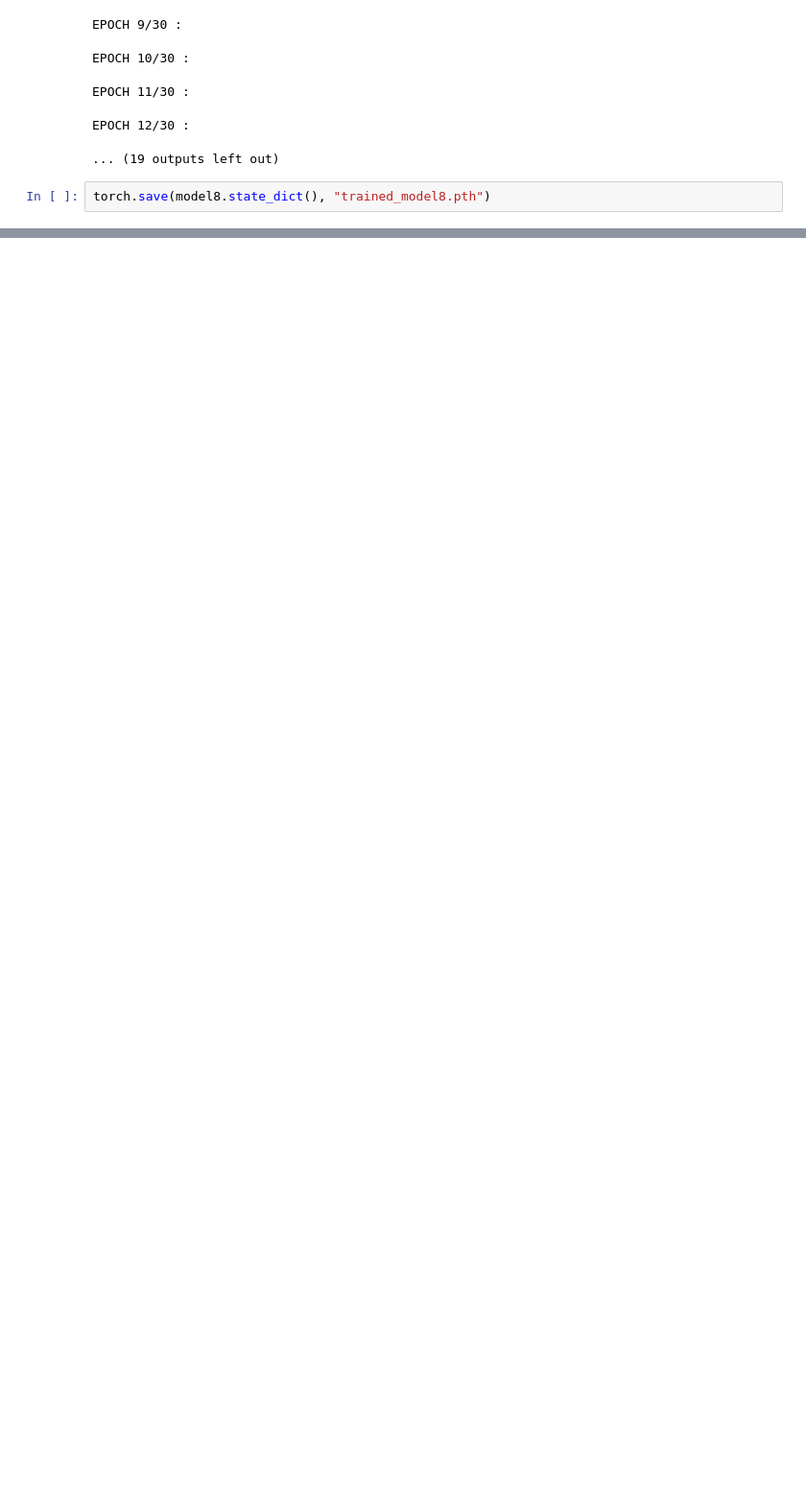
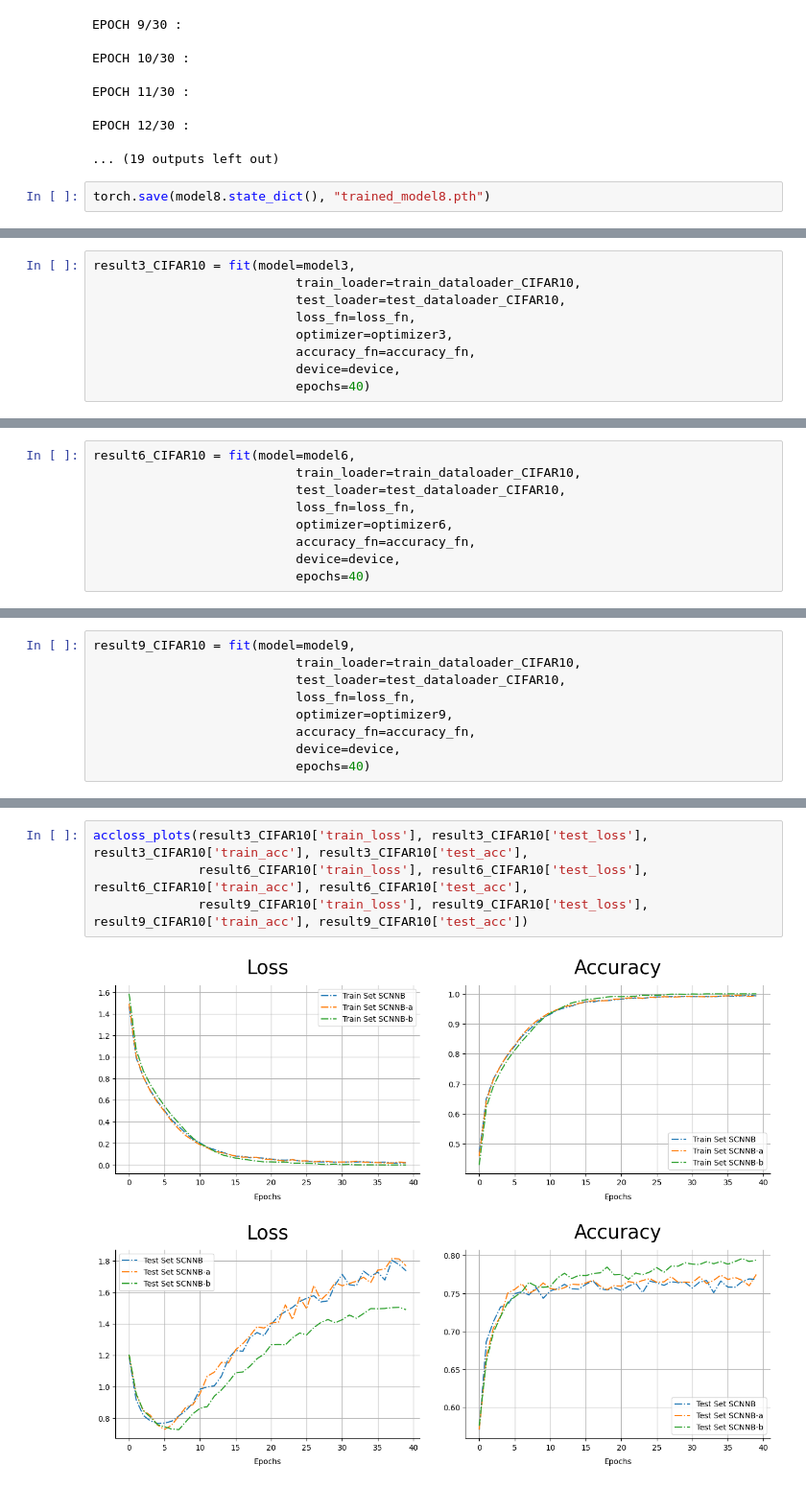
Before and after one commit to mjmousavi97/Deep-Learning-Tehran-uni, a Jupyter notebook: HomeWorks/03 HW/src/main.ipynb, the cells around one changed output, grey strips where cells are left out. Shown at 96% size. Saved outputs shown, nothing was run; the diff lists cells and outputs as text; blank space fills up the shorter version.

```diff
--- a/HomeWorks/03 HW/src/main.ipynb
+++ b/HomeWorks/03 HW/src/main.ipynb
@@ -935,0 +942,9 @@ torch.save(model8.state_dict(), "trained_model8.pth")
+# %%
+result3_CIFAR10 = fit(model=model3,
+                           train_loader=train_dataloader_CIFAR10,
+                           test_loader=test_dataloader_CIFAR10,
+                           loss_fn=loss_fn,
+                           optimizer=optimizer3,
+                           accuracy_fn=accuracy_fn,
+                           device=device,
+                           epochs=40)
@@ -935,0 +969,9 @@ torch.save(model8.state_dict(), "trained_model8.pth")
+# %%
+result6_CIFAR10 = fit(model=model6,
+                           train_loader=train_dataloader_CIFAR10,
+                           test_loader=test_dataloader_CIFAR10,
+                           loss_fn=loss_fn,
+                           optimizer=optimizer6,
+                           accuracy_fn=accuracy_fn,
+                           device=device,
+                           epochs=40)
@@ -935,0 +996,9 @@ torch.save(model8.state_dict(), "trained_model8.pth")
+# %%
+result9_CIFAR10 = fit(model=model9,
+                           train_loader=train_dataloader_CIFAR10,
+                           test_loader=test_dataloader_CIFAR10,
+                           loss_fn=loss_fn,
+                           optimizer=optimizer9,
+                           accuracy_fn=accuracy_fn,
+                           device=device,
+                           epochs=40)
@@ -935,0 +1029,6 @@ torch.save(model8.state_dict(), "trained_model8.pth")
+# %%
+accloss_plots(result3_CIFAR10['train_loss'], result3_CIFAR10['test_loss'], result3_CIFAR10['train_acc'], result3_CIFAR10['test_acc'],
+              result6_CIFAR10['train_loss'], result6_CIFAR10['test_loss'], result6_CIFAR10['train_acc'], result6_CIFAR10['test_acc'],
+              result9_CIFAR10['train_loss'], result9_CIFAR10['test_loss'], result9_CIFAR10['train_acc'], result9_CIFAR10['test_acc'])
+# %% [output]
+[figure, added]
```
Also changed, not shown: parts of 16 cells of this notebook.
